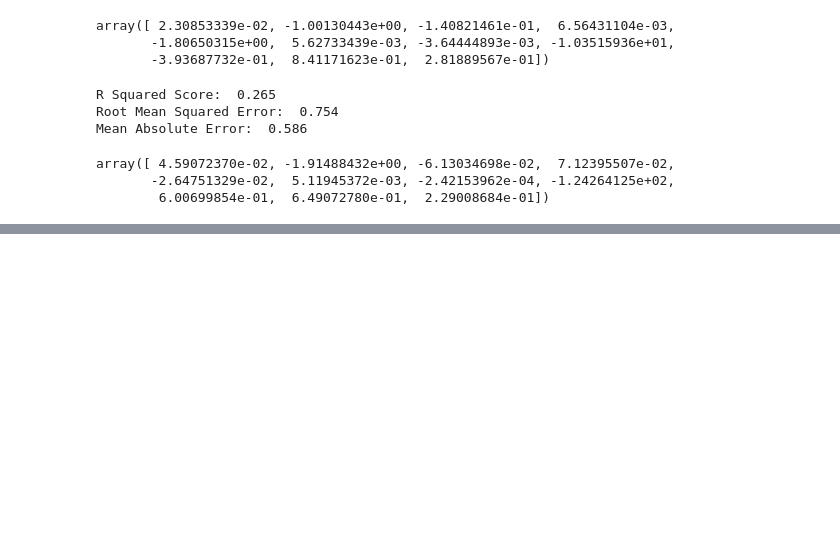
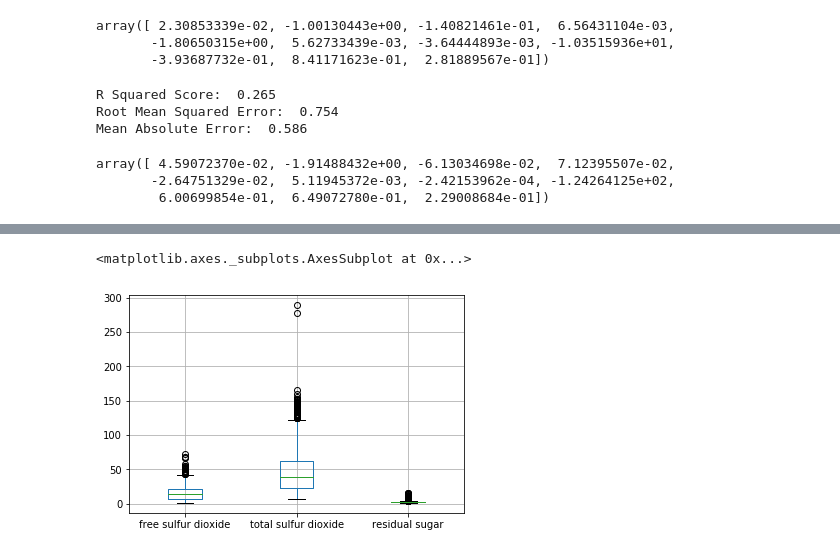
Before and after one commit to rohadhik/LinearRegression, a Jupyter notebook: Linear Regression Problem - Wine Quality Prediction.ipynb, the cells around one changed output, grey strips where cells are left out. Cells and saved outputs as stored; diff of their text form; code cells hidden in the pictures; blank space fills up the shorter version.

```diff
--- a/Linear Regression Problem - Wine Quality Prediction.ipynb
+++ b/Linear Regression Problem - Wine Quality Prediction.ipynb
@@ -424,0 +447,5 @@ array([ 4.59072370e-02, -1.91488432e+00, -6.13034698e-02,  7.12395507e-02,
+# %%
+red_wine_dataset = pd.read_csv(r'datasets/winequality-red.csv', sep=';')
+white_wine_dataset = pd.read_csv(r'datasets/winequality-white.csv', sep=';')
+print(red_wine_dataset.columns)
+print(white_wine_dataset.columns)
@@ -424,0 +485,6 @@ array([ 4.59072370e-02, -1.91488432e+00, -6.13034698e-02,  7.12395507e-02,
+# %%
+# plot box plot to display the outliers
+red_wine_dataset.boxplot(column =['free sulfur dioxide','total sulfur dioxide','residual sugar'])
+# %% [output]
+<matplotlib.axes._subplots.AxesSubplot at 0x...>
+[figure, added]
```
Also changed, not shown: parts of 28 cells of this notebook.
